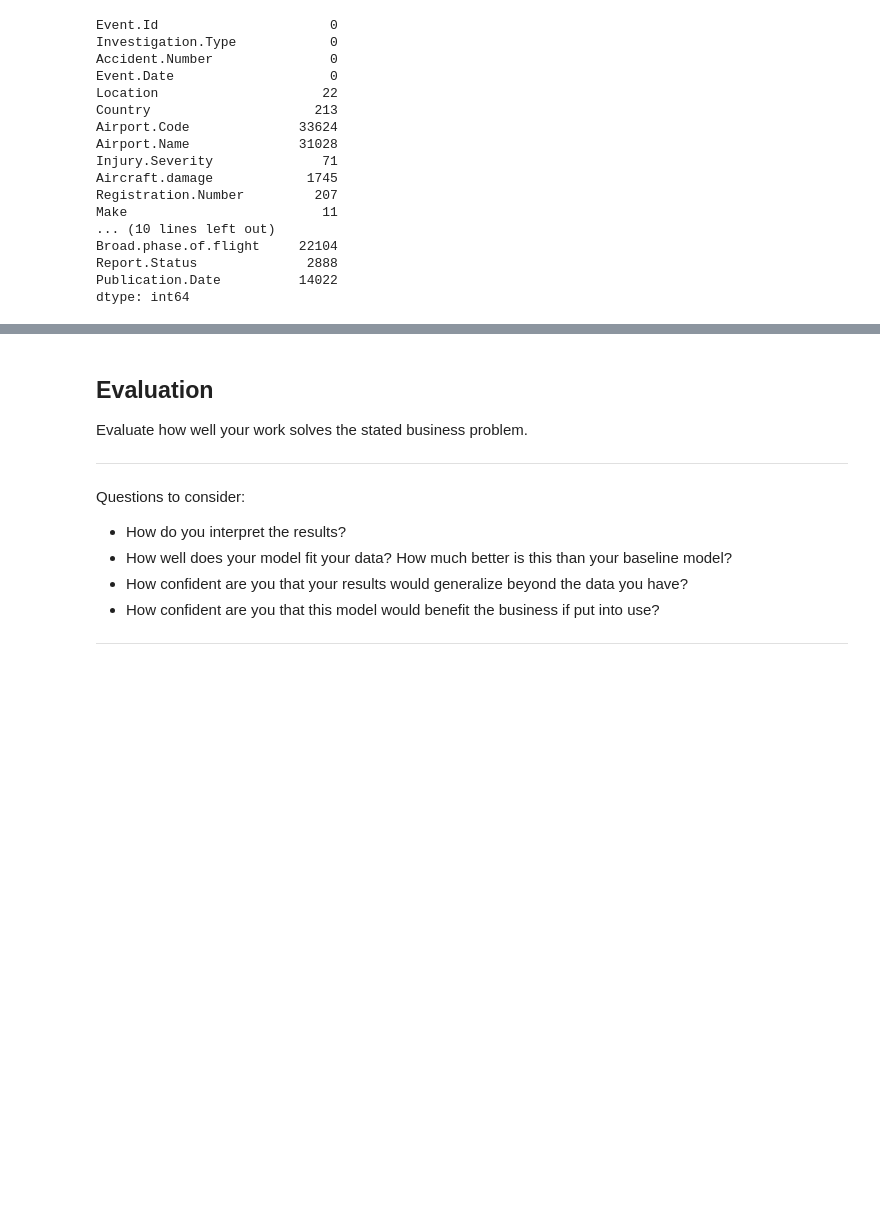
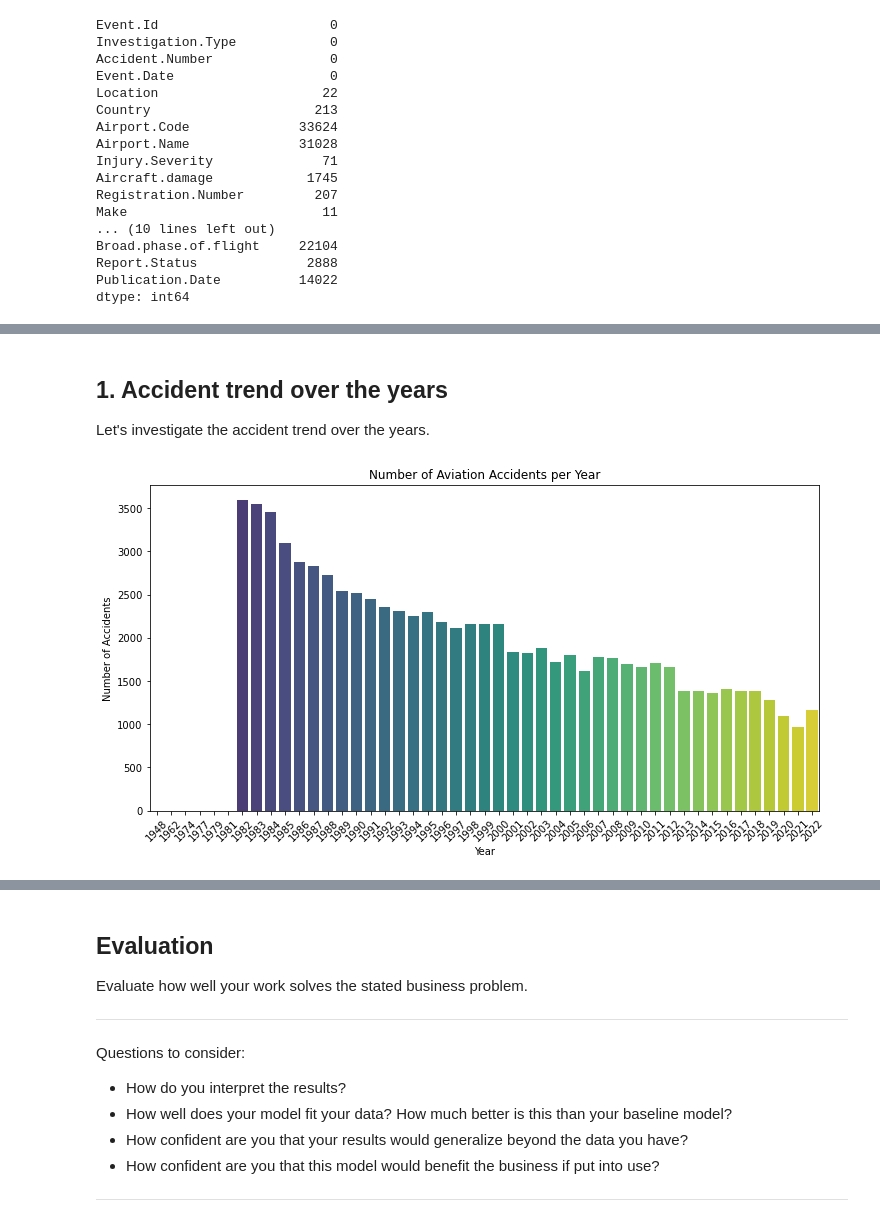
Before and after one commit to SharonMomanyi/dsc-phase-1-project-v3, a Jupyter notebook: student.ipynb, the cells around one changed output, grey strips where cells are left out. Drawn from its saved outputs; the diff is of its cells as text; code cells hidden in the pictures; blank space fills up the shorter version.

```diff
--- a/student.ipynb
+++ b/student.ipynb
@@ -291,2 +235,0 @@ For categorical variables, I will fill in missing values with the mode
-# %%
-aviation_df['Aircraft Type'].fillna(aviation_df['Aircraft Type'].mode()[0], inplace=True)
@@ -374,0 +280,13 @@ Correlation map
+# %%
+# Next we will clean the numeric columns.
+numeric_columns = [
+    'Total.Fatal.Injuries',
+    'Total.Serious.Injuries',
+    'Total.Minor.Injuries',
+    'Total.Uninjured',
+    'Number.of.Engines',
+]
+
+# Fill missing values in numeric columns with the mean of each column
+for column in numeric_columns:
+    aviation_df[column].fillna(aviation_df[column].mean(), inplace=True)
@@ -374,0 +342,7 @@ Correlation map
+# %%
+# Fill missing values in Publication.Date column with 'Not Published'.
+
+aviation_df['Publication.Date'].fillna(aviation_df['Publication.Date'].mode()[0],
+                                       inplace=True)
+aviation_df['Publication.Date'].fillna('Not Published', inplace=True)
+aviation_df['Publication.Date'] = pd.to_datetime(aviation_df['Publication.Date'], errors='coerce')
@@ -374,0 +393,21 @@ Correlation map
+# %% [markdown]
+  ## 1. Accident trend over the years
+
+  Let's investigate the accident trend over the years.
+# %%
+# Convert 'Event.Date' to datetime
+aviation_df['Event.Date'] = pd.to_datetime(aviation_df['Event.Date'], errors='coerce')
+
+# Extract the 'Year' from the 'Event.Date'
+aviation_df['Year'] = aviation_df['Event.Date'].dt.year
+
+# Plot number of accidents per year
+plt.figure(figsize=(12,6))
+sns.countplot(x='Year', data=aviation_df, palette='viridis')
+plt.xticks(rotation=45)
+plt.title('Number of Aviation Accidents per Year')
+plt.xlabel('Year')
+plt.ylabel('Number of Accidents')
+plt.show();
+# %% [output]
+[figure, added]
```
Also changed, not shown: parts of 62 cells of this notebook.
